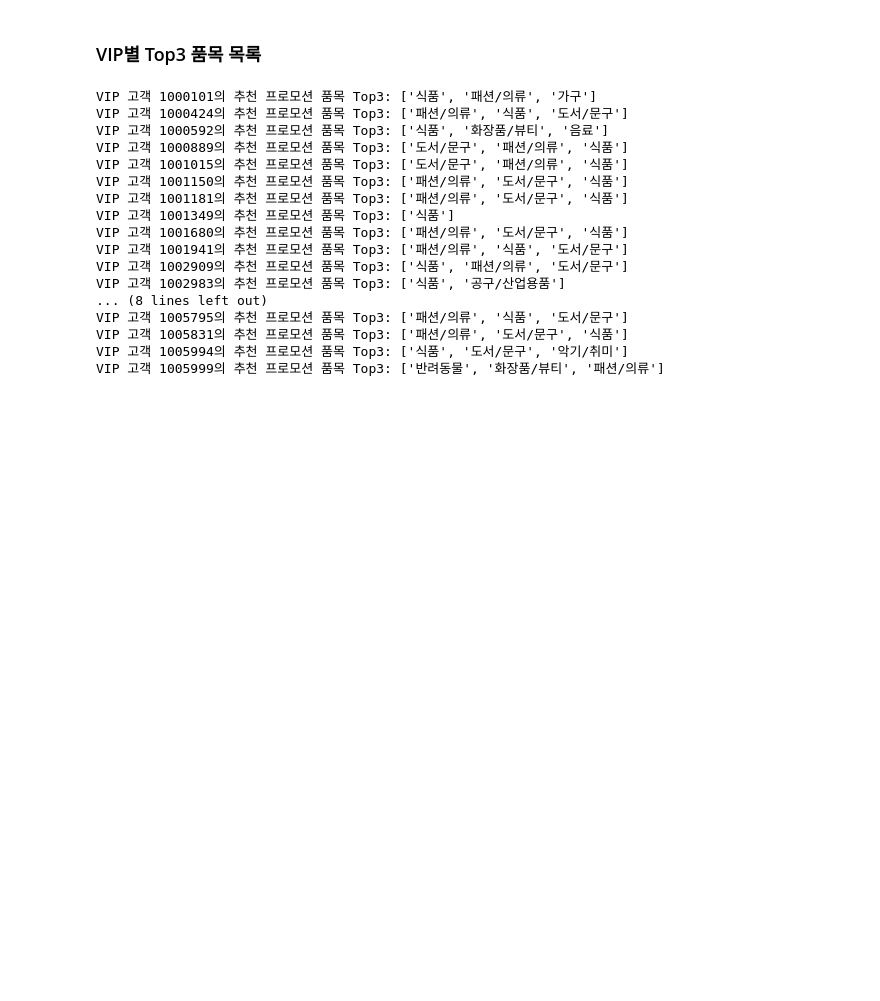
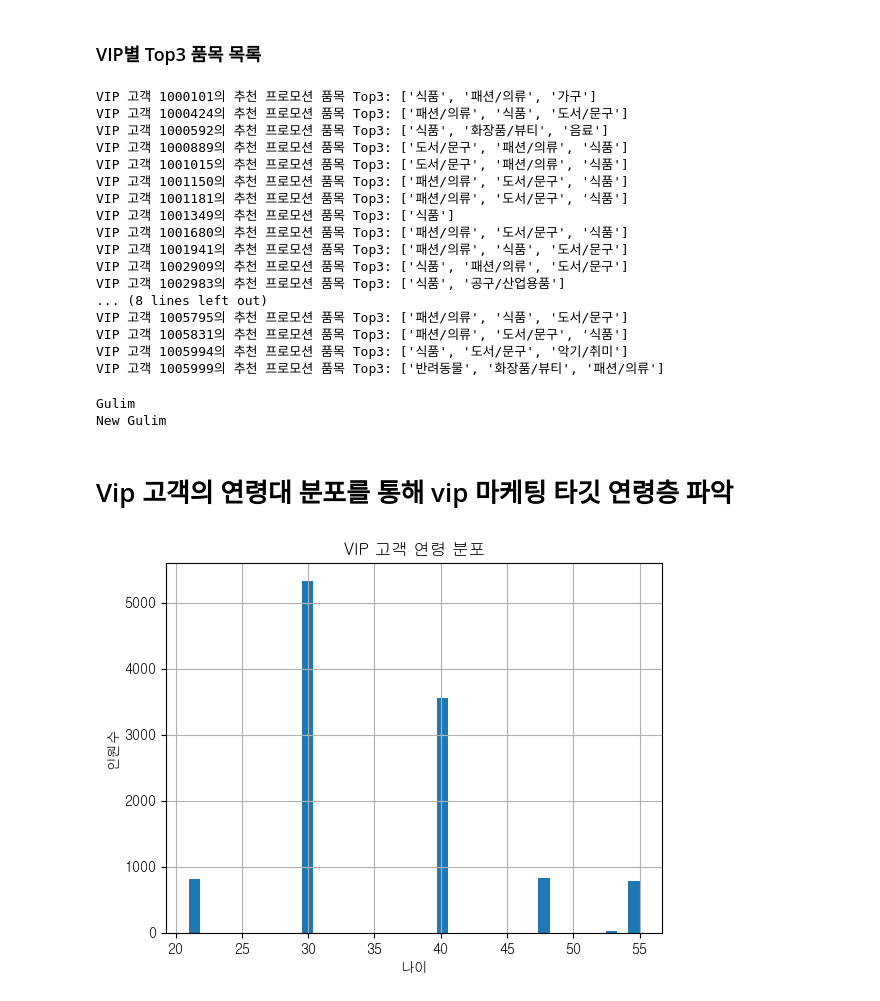
Before and after one commit to minsangggg/Data_Analysis, a Jupyter notebook: 사용자 데이터 분석.ipynb, the cells around one changed output. Drawn from its saved outputs; the diff is of its cells as text; code cells hidden in the pictures; blank space fills up the shorter version.

```diff
--- a/사용자 데이터 분석.ipynb
+++ b/사용자 데이터 분석.ipynb
@@ -1,3 +4,7 @@
+# %%
+from matplotlib import rcParams
+rcParams['font.family'] = 'Gulim'
+rcParams['axes.unicode_minus'] = False
 # %% [markdown]
 # Sales Dataset
 # %%
@@ -196,7 +203,7 @@ occupation_map={
     1: "회사원",
     2: "프리랜서",
     3: "공무원",
-    4: "사업가",
+    4: "농림어업",
     5: "서비스직",
     6: "전문직",
     7: "주부",
@@ -212,7 +219,7 @@ occupation_map={
     17: "예술가",
     18: "운전/운수업",
     19: "무직/은퇴",
-    20: "농림어업"
+    20: "사업가"
     }
 # %%
 df['Occupation']=df['Occupation'].map(occupation_map)
@@ -394,3 +401,23 @@ VIP 고객 1005795의 추천 프로모션 품목 Top3: ['패션/의류', '식품
 VIP 고객 1005831의 추천 프로모션 품목 Top3: ['패션/의류', '도서/문구', '식품']
 VIP 고객 1005994의 추천 프로모션 품목 Top3: ['식품', '도서/문구', '악기/취미']
 VIP 고객 1005999의 추천 프로모션 품목 Top3: ['반려동물', '화장품/뷰티', '패션/의류']
+# %%
+import matplotlib.font_manager as fm
+for i in fm.fontManager.ttflist:
+    if i.name.find('Gulim') !=-1:
+        print(i.name)
+# %% [output]
+Gulim
+New Gulim
+# %% [markdown]
+# Vip 고객의 연령대 분포를 통해  vip 마케팅 타깃 연령층 파악
+# %%
+import matplotlib.pyplot as plt
+
+vip_df['Age'].hist(bins=40)
+plt.title('VIP 고객 연령 분포')
+plt.xlabel('나이')
+plt.ylabel('인원수')
+plt.show()
+# %% [output]
+[figure, added]
```
Also changed, not shown: parts of 9 cells of this notebook.
